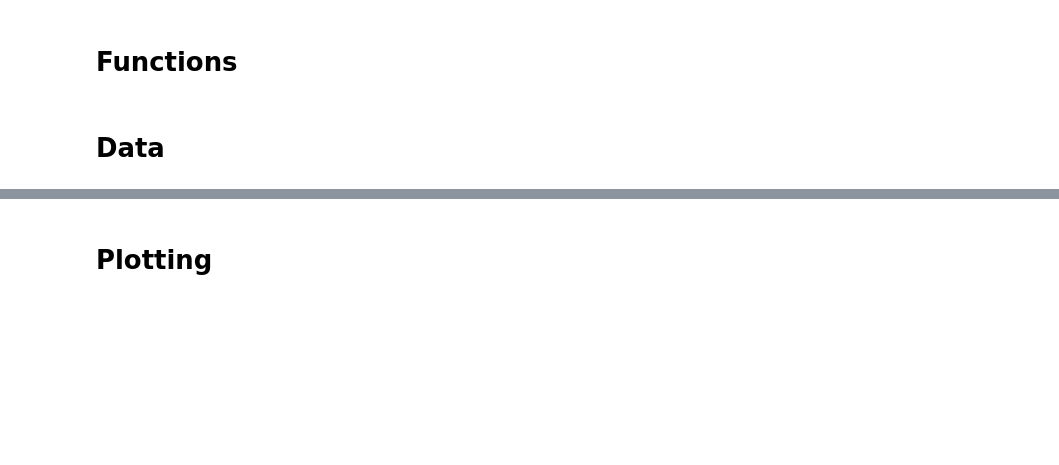
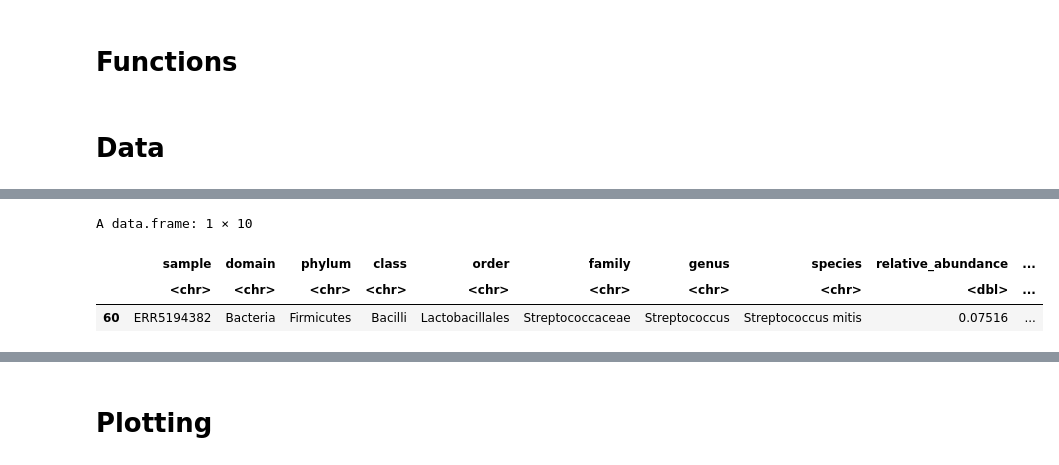
Before and after one commit to TomasDemeter/shotgun_metagenomics, a Jupyter notebook: workflow/notebooks/phyloseq.ipynb, the cells around one changed output, grey strips where cells are left out. Drawn from its saved outputs; the diff is of its cells as text; code cells hidden in the pictures; blank space fills up the shorter version.

```diff
--- a/workflow/notebooks/phyloseq.ipynb
+++ b/workflow/notebooks/phyloseq.ipynb
@@ -253,0 +271,7 @@ bbmap_bracken_metadata <- metadata_preparation(metadata, "bbmap2", "bracken")
+# %%
+bowtie_metaphlan[60, ]
+# %% [output]
+A data.frame: 1 × 10
+|  | sample | domain | phylum | class | order | family | genus | species | relative_abundance | ... |
+|  | <chr> | <chr> | <chr> | <chr> | <chr> | <chr> | <chr> | <chr> | <dbl> | ... |
+| 60 | ERR5194382 | Bacteria | Firmicutes | Bacilli | Lactobacillales | Streptococcaceae | Streptococcus | Streptococcus mitis | 0.07516 | ... |
```
Also changed, not shown: parts of 7 cells of this notebook, 3 other files.
